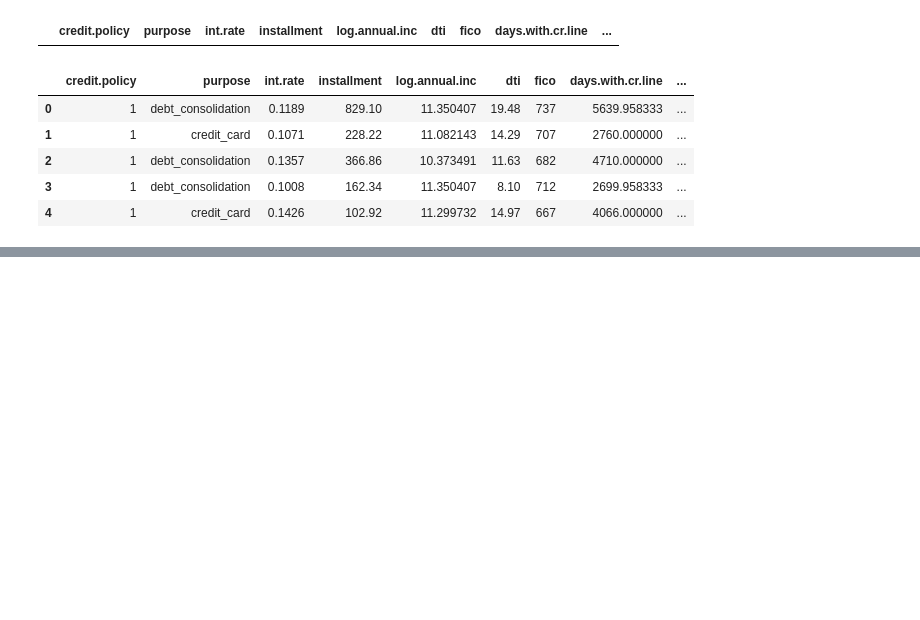
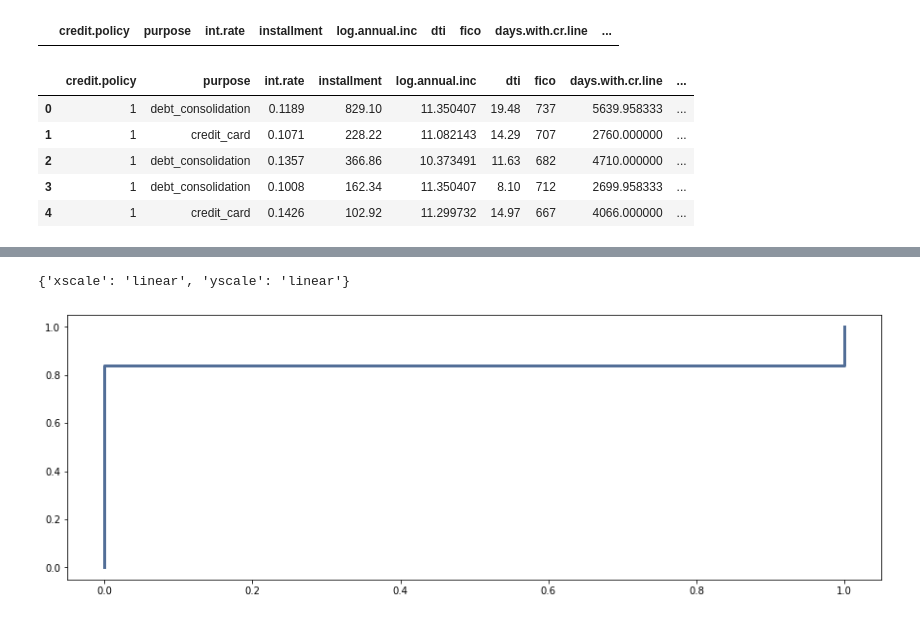
Before and after one commit to SidhST12/DATA_3450_Quiz_2, a Jupyter notebook: quiz_2_1221_start.ipynb, the cells around one changed output, grey strips where cells are left out. Drawn from its saved outputs; the diff is of its cells as text; code cells hidden in the pictures; blank space fills up the shorter version.

```diff
--- a/quiz_2_1221_start.ipynb
+++ b/quiz_2_1221_start.ipynb
@@ -308,0 +363,5 @@ df.head(5)
+# %%
+thinkplot.cdf(new_obj1)
+# %% [output]
+{'xscale': 'linear', 'yscale': 'linear'}
+[figure, added]
```
Also changed, not shown: parts of 7 cells of this notebook.
